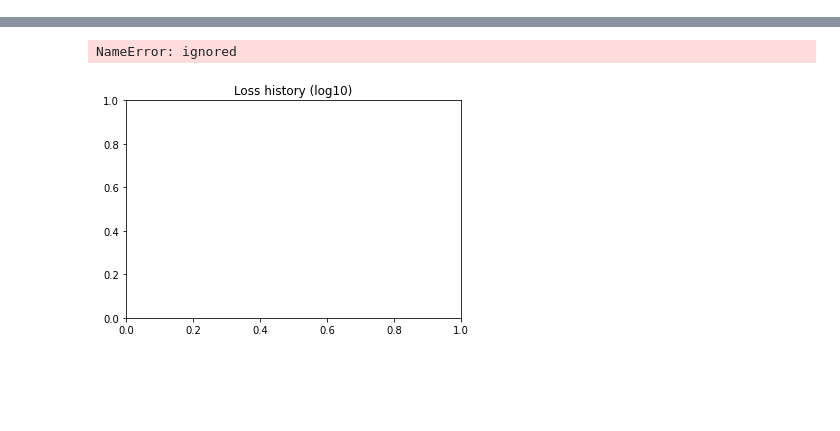
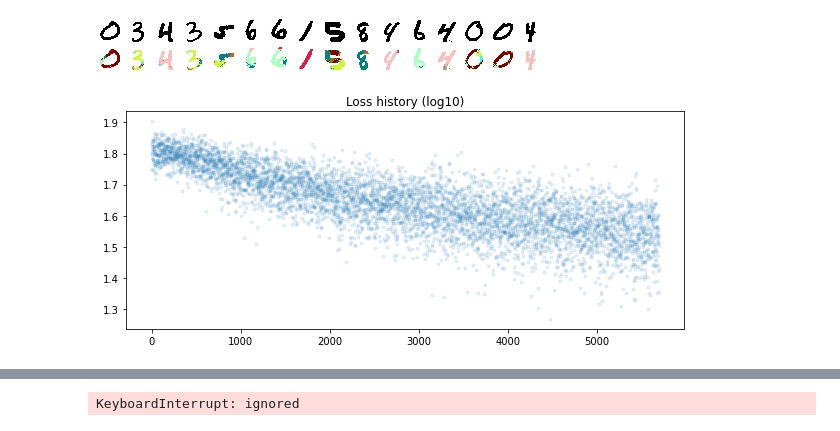
Before and after one commit to nunocalaim/CA_MNIST, a Jupyter notebook: 20201111_NC_MNIST_CA.ipynb, the cells around one changed output, grey strips where cells are left out. Drawn from its saved outputs; the diff is of its cells as text; code cells hidden in the pictures; blank space fills up the shorter version.

```diff
--- a/20201111_NC_MNIST_CA.ipynb
+++ b/20201111_NC_MNIST_CA.ipynb
@@ -14,11 +19,10 @@ CLASS_FILTERS = 80 # Number of filters of classifier (can this be diff than PER_
 
 TR_EVOLVE = 20 # Number of time steps to let CA evolve for each input
 BATCH_SIZE = 16 # number of images per batch
-BATCH_SIZE = 1 # number of images per batch
 
 
 TR_NO_ITERATIONS = 100000 # number of iterations for the training loop
-TR_NO_ITERATIONS = 1 # number of iterations for the training loop
+TR_NO_ITERATIONS = 100000 # number of iterations for the training loop
 
 ADD_NOISE = True # if True then the normal update of the CA has noise added
 LIVING_THRESHOLD = 0.1 # the grayscale normalised minimum value for which to consider a CA alive
@@ -130,7 +134,7 @@ lr = 1e-3 # initial learning rate
 lr_sched = tf.keras.optimizers.schedules.PiecewiseConstantDecay([int(TR_NO_ITERATIONS*0.3), int(TR_NO_ITERATIONS*0.7)], [lr, lr*0.1, lr*0.01])
 trainer = tf.keras.optimizers.Adam(lr_sched) # use ADAM optimizer with learning rate schedule
 
-loss_log = [] # for plotting of loss function across time
+loss_log = np.zeros(TR_NO_ITERATIONS) # for plotting of loss function across time
 
 def export_model(ca, base_fn):
     '''
@@ -150,3 +154,5 @@ def export_model(ca, base_fn):
     }
     with open(base_fn+'.json', 'w') as f:
         json.dump(model_json, f)
+
+!mkdir -p train_log && rm -f train_log/*
@@ -197,8 +284,6 @@ print(a, np.broadcast_to(b, a.T.shape).T)
 # %%
 # Training happens here
 ca = CAModel()
-fig, ax = plt.subplots(1, 1);
-ax.set_title('Loss history (log10)')
 
 # Training Step
 @tf.function
@@ -209,7 +294,7 @@ def train_step(x, y):
     '''
     iter_n = TR_EVOLVE # Number of iterations of the CA for each training step
     with tf.GradientTape() as g: # GradientTape does automatic differentiation on the learnable_parameters of our model
-        for i in tf.range(iter_n): # Basically let time evolve
+        for i_iter in tf.range(iter_n): # Basically let time evolve
             x = ca(x) # update the CA according to call method? ca(x) = ca.call(x)?
         loss = batch_l2_loss(x, y) # compute the scalar loss
     grads = g.gradient(loss, ca.weights) # Gradient Tape and Keras doing its magic
@@ -242,38 +327,37 @@ for i in range(TR_NO_ITERATIONS):
 #       y0[-q_bs:] = new_y
 
 #     else:
 #       x0[-q_bs:] = ca.initialize(new_x)
 #       y0[-q_bs:] = new_y
 
 #   else:
 #     b_idx = np.random.randint(0, x_train.shape[0]-1, size=BATCH_SIZE)
 #     x0 = ca.initialize(x_train[b_idx])
 #     y0 = y_train_pic[b_idx]
 
     b_idx = np.random.randint(0, x_train.shape[0] - 1, size=BATCH_SIZE)
     x0 = ca.initialize(x_train[b_idx])
     y0 = y_train_pic[b_idx]
 
     x, loss = train_step(x0, y0)
 
 #   if USE_PATTERN_POOL:
 #     batch.x[:] = x
 #     batch.y[:] = y0 # This gets reordered, so you need to change it.
 #     batch.commit()
 
     loss_log[i] = loss.numpy()
 
 #   if step_i%100 == 0:
 #     generate_pool_figures(ca, pool, step_i)
-    if i % 200 == 0:
-        ax.clear()
-        ax.plot(np.log10(loss_log[:i]), '.', alpha=0.1)
-        plt.show()
-
-#     visualize_batch(ca, x0, x, step_i)
-#     plot_loss(loss_log)
-    if i % 10000 == 0:
+    if i % 100 == 0:
+        clear_output()
+        visualize_batch(ca, x0, x, i)
+        plot_loss(loss_log[:i])
+    if i % 100 == 0:
         export_model(ca, 'train_log/%07d'%i)
 
     print('\r step: %d, log10(loss): %.3f'%(i + 1, np.log10(loss)), end='')
 # %% [output]
+[figure, new version]
+[figure, added]
@@ -281,2 +365 @@ WARNING:tensorflow:7 out of the last 7 calls to <function CAModel.call at 0x...>
-NameError: ignored
+KeyboardInterrupt: ignored
-[figure, old version]
```
Also changed, not shown: parts of 5 cells of this notebook.
